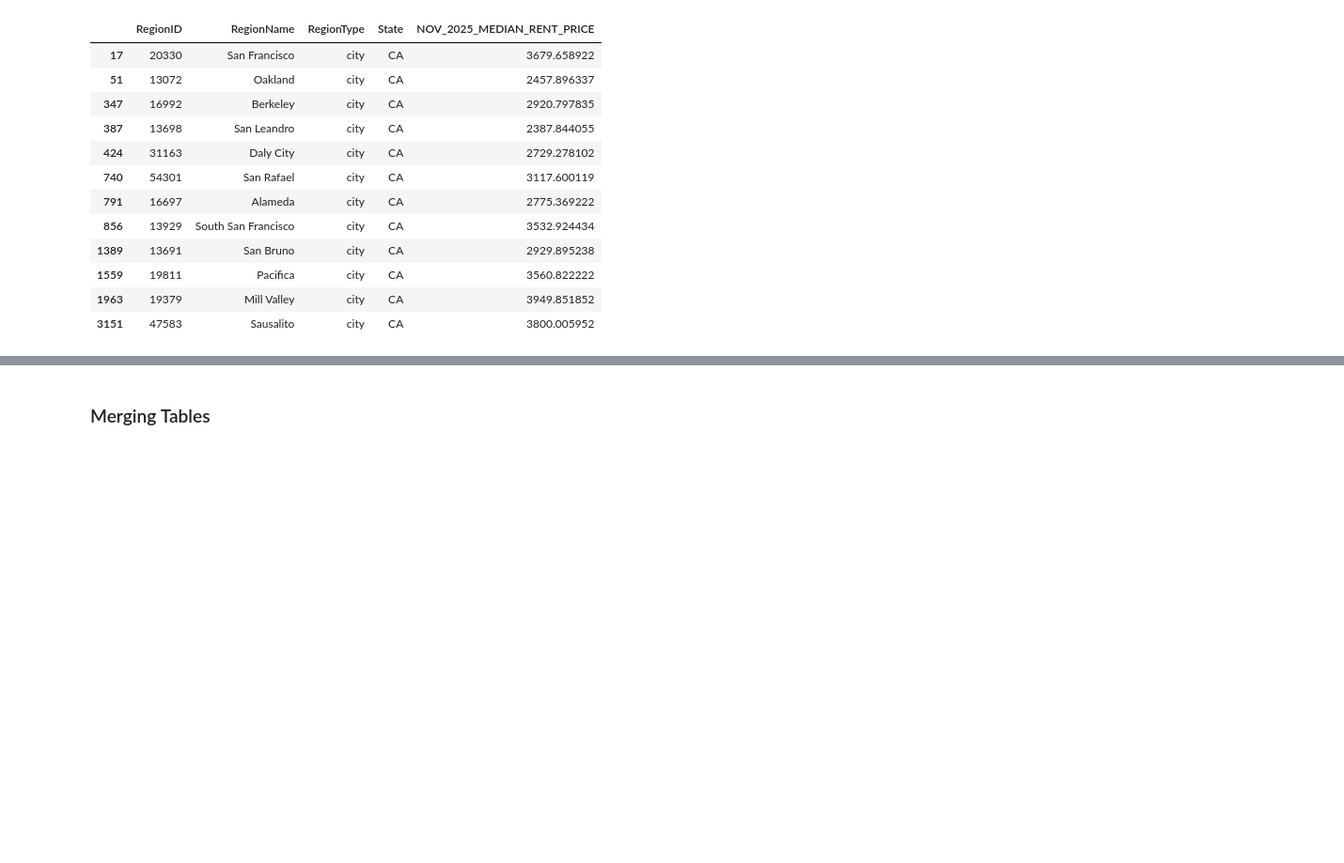
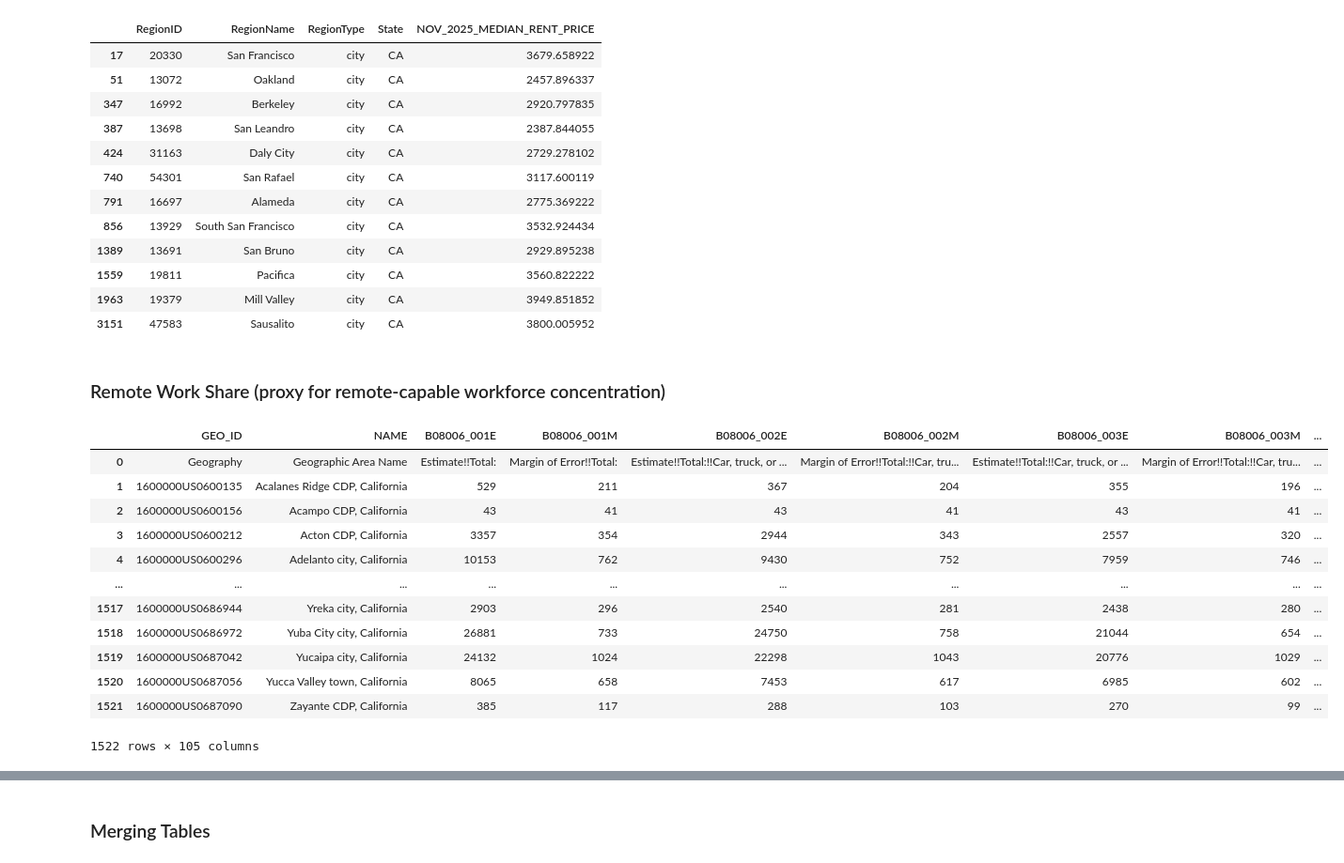
Before and after one commit to jagresti/remote-work-housing, a Jupyter notebook: city_data.ipynb, the cells around one changed output, grey strips where cells are left out. Shown at 94% size. Drawn from its saved outputs; the diff is of its cells as text; code cells hidden in the pictures; blank space fills up the shorter version.

```diff
--- a/city_data.ipynb
+++ b/city_data.ipynb
@@ -171,3 +171,23 @@ rent_price
 | 1559 | 19811 | Pacifica | city | CA | 3560.822222 |
 | 1963 | 19379 | Mill Valley | city | CA | 3949.851852 |
 | 3151 | 47583 | Sausalito | city | CA | 3800.005952 |
+# %% [markdown]
+### Remote Work Share (proxy for remote-capable workforce concentration)
+# %%
+#part a: use pre-period remote exposure as the predictor (conditional on pre-trends, cities with more remote capable workforces experienced more renwewd rent growth acceleration post-pandemic)
+remote_work = pd.read_csv('/Users/jordanagresti/Personal_Projects/remote-work-housing/Remote_work_cali_B08006/wfh2019.csv')
+remote_work
+# %% [output]
+|  | GEO_ID | NAME | B08006_001E | B08006_001M | B08006_002E | B08006_002M | B08006_003E | B08006_003M | ... |
+| 0 | Geography | Geographic Area Name | Estimate!!Total: | Margin of Error!!Total: | Estimate!!Total:!!Car, truck, or ... | Margin of Error!!Total:!!Car, tru... | Estimate!!Total:!!Car, truck, or ... | Margin of Error!!Total:!!Car, tru... | ... |
+| 1 | 1600000US0600135 | Acalanes Ridge CDP, California | 529 | 211 | 367 | 204 | 355 | 196 | ... |
+| 2 | 1600000US0600156 | Acampo CDP, California | 43 | 41 | 43 | 41 | 43 | 41 | ... |
+| 3 | 1600000US0600212 | Acton CDP, California | 3357 | 354 | 2944 | 343 | 2557 | 320 | ... |
+| 4 | 1600000US0600296 | Adelanto city, California | 10153 | 762 | 9430 | 752 | 7959 | 746 | ... |
+| ... | ... | ... | ... | ... | ... | ... | ... | ... | ... |
+| 1517 | 1600000US0686944 | Yreka city, California | 2903 | 296 | 2540 | 281 | 2438 | 280 | ... |
+| 1518 | 1600000US0686972 | Yuba City city, California | 26881 | 733 | 24750 | 758 | 21044 | 654 | ... |
+| 1519 | 1600000US0687042 | Yucaipa city, California | 24132 | 1024 | 22298 | 1043 | 20776 | 1029 | ... |
+| 1520 | 1600000US0687056 | Yucca Valley town, California | 8065 | 658 | 7453 | 617 | 6985 | 602 | ... |
+| 1521 | 1600000US0687090 | Zayante CDP, California | 385 | 117 | 288 | 103 | 270 | 99 | ... |
+1522 rows × 105 columns
```
Also changed, not shown: parts of 7 cells of this notebook, 19 other files.
